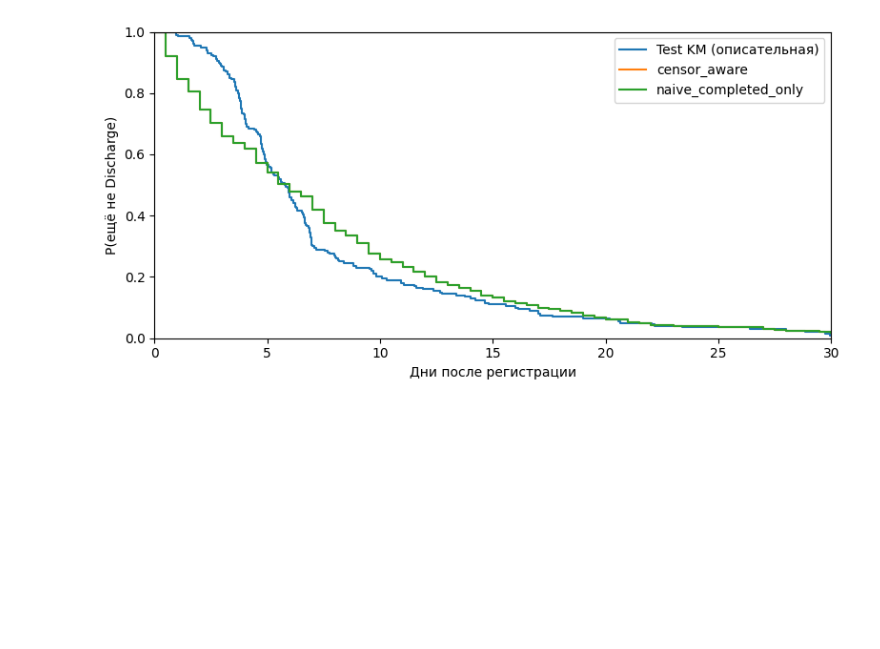
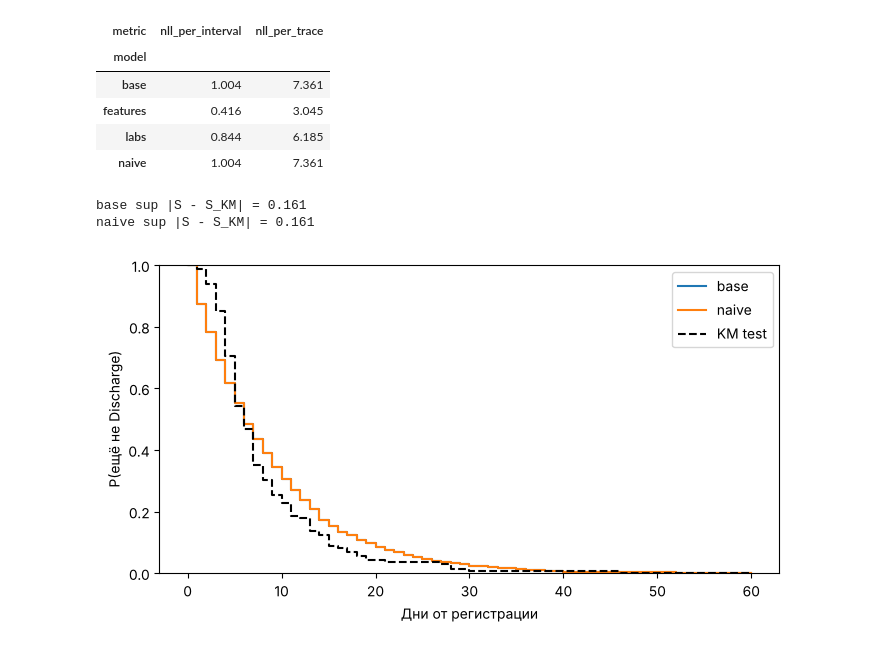
Before and after one commit to iuliivasilev/SurvivalProcessMining, a Jupyter notebook: dima/petri_net_time_estimation_sepsis.ipynb, the cells around one changed output. Drawn from its saved outputs; the diff is of its cells as text; code cells hidden in the pictures; blank space fills up the shorter version.

```diff
--- a/dima/petri_net_time_estimation_sepsis.ipynb
+++ b/dima/petri_net_time_estimation_sepsis.ipynb
@@ -370,0 +66,5 @@ fig.tight_layout()
+# %%
+network = discover(train, DirectlyFollowsBackend(starts=[START], terminals=[TERMINAL]))
+print("Рёбер:", len(network.edges))
+display(network.validate())
+network.plot();
@@ -370,0 +207,12 @@ fig.tight_layout()
+# %%
+case_id = test.events.case_id.iloc[0]
+trace = test.events.loc[test.events.case_id == case_id]
+display(trace)
+times = [1., 3., 7., 14., 30.]
+rows = []
+for label, as_of in [("регистрация", trace.timestamp.iloc[0]), ("после 2-го события", trace.timestamp.iloc[1])]:
+    for name in ["base", "features"]:
+        s = Forecaster(models[name], n_paths=500, seed=1).survival(test, as_of, times, case_id=case_id)
+        rows.append(s.set_index("horizon").survival.rename((label, name)))
+display(pd.DataFrame(rows))
+print(Forecaster(featured, n_paths=500, seed=1).expected_time(test, trace.timestamp.iloc[0], horizon=30., case_id=case_id))
@@ -371,27 +241,36 @@ fig.tight_layout()
 # %%
-def kaplan_meier(duration, event):
+display(compare(models, test, metrics=["nll"]).pivot(index="model", columns="metric", values="value"))
+
+def kaplan_meier(duration, event, times):
     duration, event = np.asarray(duration, float), np.asarray(event, bool)
-    times, values, value = [0.], [1.], 1.
-    for time in np.unique(duration[event]):
-        at_risk = np.count_nonzero(duration >= time)
-        deaths = np.count_nonzero((duration == time) & event)
-        value *= 1 - deaths / at_risk
-        times.append(time)
-        values.append(value)
-    return np.asarray(times), np.asarray(values)
+    s, out, k = 1., [], 0
+    grid = np.unique(duration[event])
+    for t in times:
+        while k < len(grid) and grid[k] <= t:
+            s *= 1 - np.count_nonzero((duration == grid[k]) & event) / np.count_nonzero(duration >= grid[k])
+            k += 1
+        out.append(s)
+    return np.array(out)
 
+grid = np.arange(0., 61.)
 obs = test.observation.set_index("case_id")
-entry_by_case = test.events.groupby("case_id").timestamp.min()
-duration = (obs.end - entry_by_case)/pd.Timedelta(days=1)
-km_time, km_value = kaplan_meier(duration, obs.event)
+entry = test.events.groupby("case_id").timestamp.min()
+km = kaplan_meier((obs.end - entry.reindex(obs.index)).dt.total_seconds() / 86400, obs.event == 1, grid)
 fig, ax = plt.subplots(figsize=(8, 4))
-ax.step(km_time, km_value, where="post", label="Test KM (описательная)")
-for name, model in models.items():
-    curve = Forecaster(model, n_paths=300, seed=81).survival(
-        test, entry, np.linspace(0, 30, 61), case_id=case_id)
-    ax.step(curve.horizon, curve.survival, where="post", label=name)
-ax.set(xlim=(0, 30), ylim=(0, 1), xlabel="Дни после регистрации", ylabel="P(ещё не Discharge)")
-ax.legend()
-fig.tight_layout()
+for name in ["base", "naive"]:
+    s = Forecaster(models[name], n_paths=2000, seed=3).survival(test, trace.timestamp.iloc[0], grid, case_id=case_id)
+    ax.step(grid, s.survival, where="post", label=name)
+    print(name, "sup |S - S_KM| =", round(float(np.max(np.abs(s.survival - km))), 3))
+ax.step(grid, km, where="post", color="k", ls="--", label="KM test")
+ax.set(xlabel="Дни от регистрации", ylabel="P(ещё не Discharge)", ylim=(0, 1))
+ax.legend();
 # %% [output]
+| metric | nll_per_interval | nll_per_trace |
+| model |  |  |
+| base | 1.004 | 7.361 |
+| features | 0.416 | 3.045 |
+| labs | 0.844 | 6.185 |
+| naive | 1.004 | 7.361 |
+base sup |S - S_KM| = 0.161
+naive sup |S - S_KM| = 0.161
-[figure, old version]
+[figure, new version]
```
Also changed, not shown: parts of 31 cells of this notebook, 10 other files.
